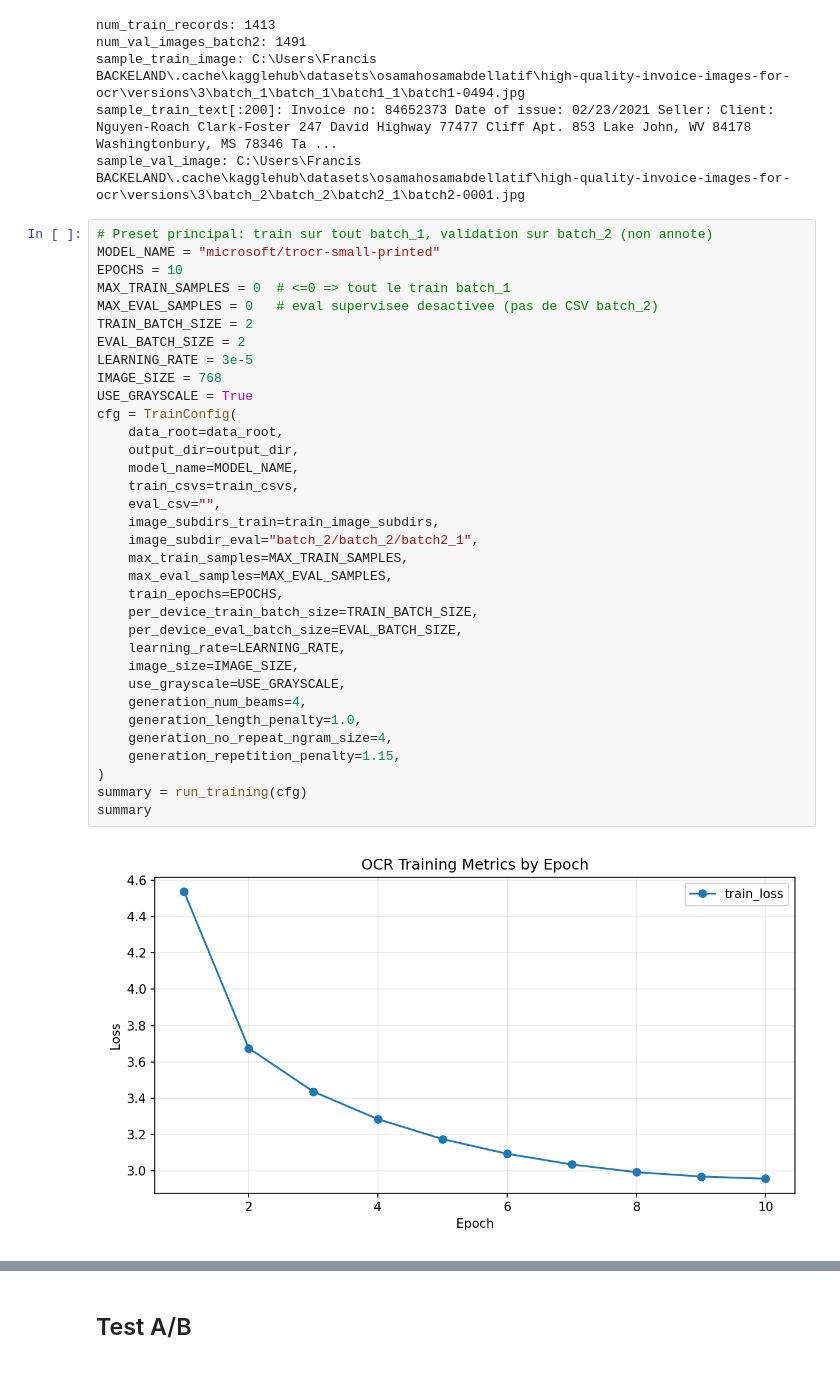
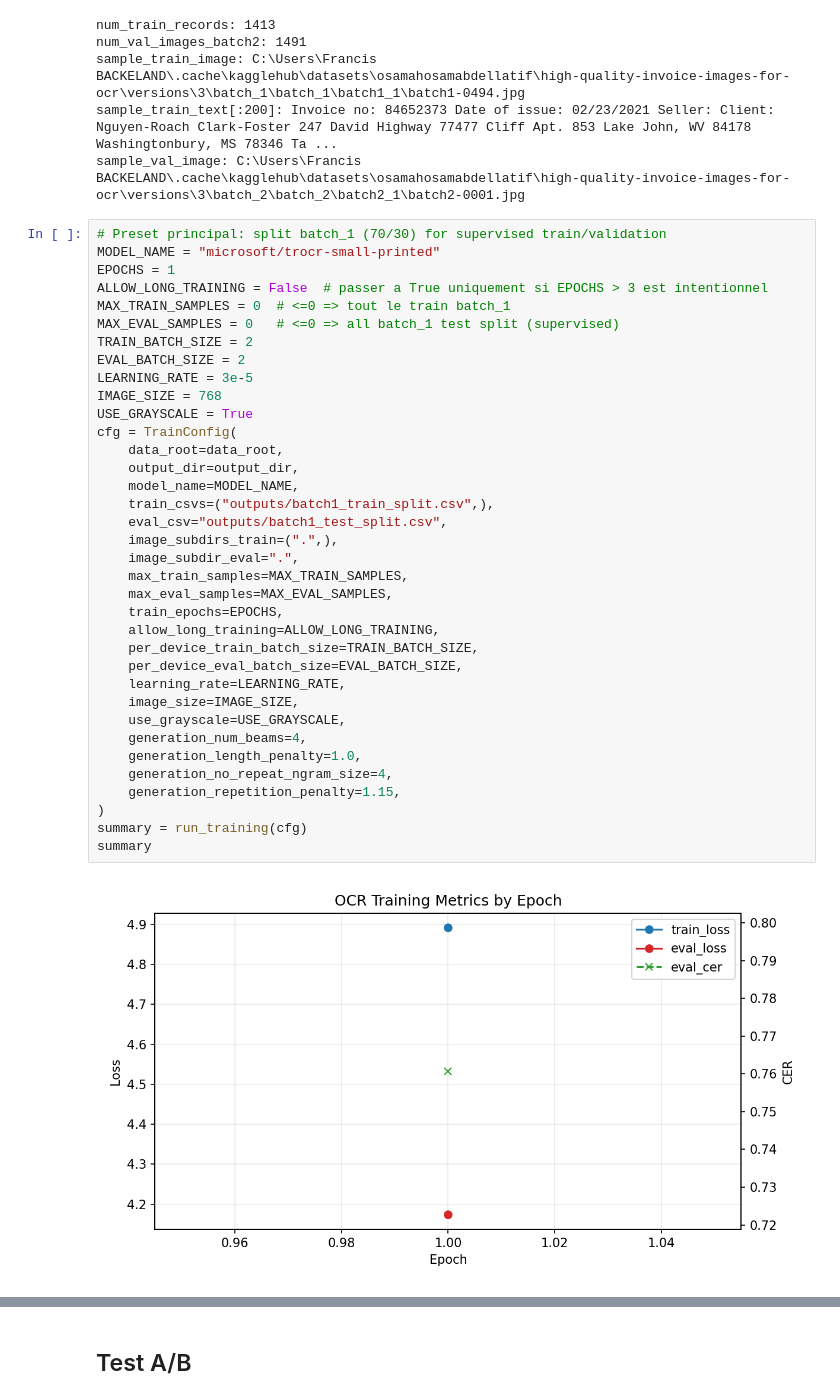
Before and after one commit to happy-developer/scanned_images_classifier, a Jupyter notebook: notebooks/ocr_image_finetuning_cpu.ipynb, the cells around one changed output, grey strips where cells are left out. Cells and saved outputs as stored; diff of their text form.

```diff
--- a/notebooks/ocr_image_finetuning_cpu.ipynb
+++ b/notebooks/ocr_image_finetuning_cpu.ipynb
@@ -81,41 +81,43 @@ sample_train_image: C:\Users\Francis BACKELAND\.cache\kagglehub\datasets\osamaho
 sample_train_text[:200]: Invoice no: 84652373 Date of issue: 02/23/2021 Seller: Client: Nguyen-Roach Clark-Foster 247 David Highway 77477 Cliff Apt. 853 Lake John, WV 84178 Washingtonbury, MS 78346 Ta ...
 sample_val_image: C:\Users\Francis BACKELAND\.cache\kagglehub\datasets\osamahosamabdellatif\high-quality-invoice-images-for-ocr\versions\3\batch_2\batch_2\batch2_1\batch2-0001.jpg
 # %%
-# Preset principal: train sur tout batch_1, validation sur batch_2 (non annote)
+# Preset principal: split batch_1 (70/30) for supervised train/validation
 MODEL_NAME = "microsoft/trocr-small-printed"
-EPOCHS = 10
+EPOCHS = 1
+ALLOW_LONG_TRAINING = False  # passer a True uniquement si EPOCHS > 3 est intentionnel
 MAX_TRAIN_SAMPLES = 0  # <=0 => tout le train batch_1
-MAX_EVAL_SAMPLES = 0   # eval supervisee desactivee (pas de CSV batch_2)
+MAX_EVAL_SAMPLES = 0   # <=0 => all batch_1 test split (supervised)
 TRAIN_BATCH_SIZE = 2
 EVAL_BATCH_SIZE = 2
 LEARNING_RATE = 3e-5
 IMAGE_SIZE = 768
 USE_GRAYSCALE = True
 cfg = TrainConfig(
     data_root=data_root,
     output_dir=output_dir,
     model_name=MODEL_NAME,
-    train_csvs=train_csvs,
-    eval_csv="",
-    image_subdirs_train=train_image_subdirs,
-    image_subdir_eval="batch_2/batch_2/batch2_1",
+    train_csvs=("outputs/batch1_train_split.csv",),
+    eval_csv="outputs/batch1_test_split.csv",
+    image_subdirs_train=(".",),
+    image_subdir_eval=".",
     max_train_samples=MAX_TRAIN_SAMPLES,
     max_eval_samples=MAX_EVAL_SAMPLES,
     train_epochs=EPOCHS,
+    allow_long_training=ALLOW_LONG_TRAINING,
     per_device_train_batch_size=TRAIN_BATCH_SIZE,
     per_device_eval_batch_size=EVAL_BATCH_SIZE,
     learning_rate=LEARNING_RATE,
     image_size=IMAGE_SIZE,
     use_grayscale=USE_GRAYSCALE,
     generation_num_beams=4,
     generation_length_penalty=1.0,
     generation_no_repeat_ngram_size=4,
     generation_repetition_penalty=1.15,
 )
 summary = run_training(cfg)
 summary
 # %% [output]
-[figure, old version]
+[figure, new version]
 {'config': {'data_root': 'C:\\Users\\Francis BACKELAND\\.cache\\kagglehub\\datasets\\osamahosamabdellatif\\high-quality-invoice-images-for-ocr\\versions\\3',
   'output_dir': 'D:\\Projet\\scanned_images_classifier\\notebooks\\artifacts\\doc_understanding_ocr_cpu',
   'model_name': 'microsoft/trocr-small-printed',
```
Also changed, not shown: parts of 10 cells of this notebook, 21 other files.
